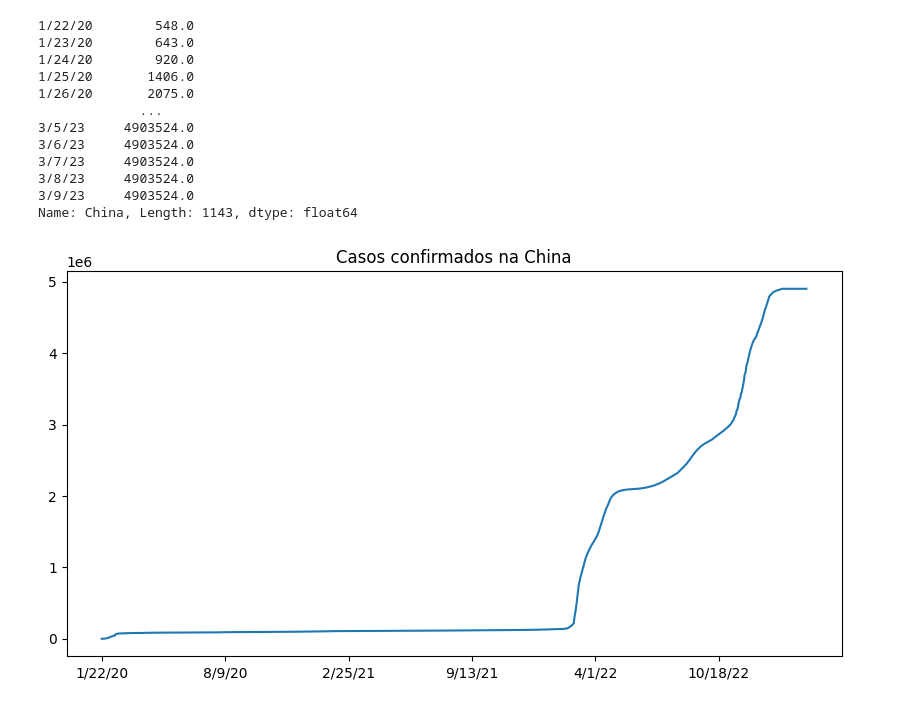
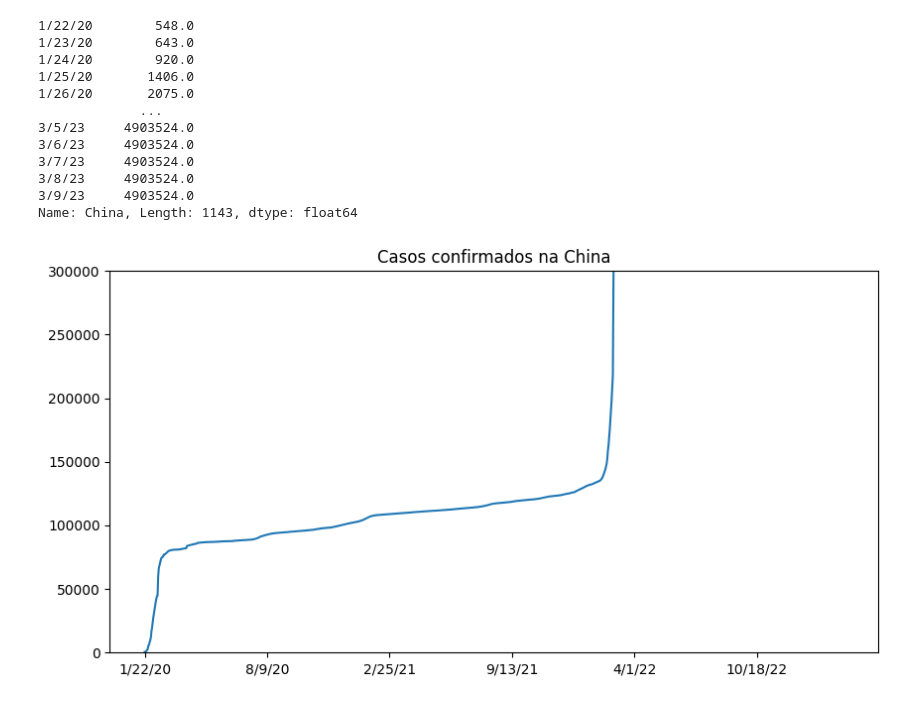
Before and after one commit to renatamontanhana/Analise_de_Dados_Saude_1, a Jupyter notebook: Data_Science_e_Saude.ipynb, the cells around one changed output. Drawn from its saved outputs; the diff is of its cells as text; code cells hidden in the pictures.

```diff
--- a/Data_Science_e_Saude.ipynb
+++ b/Data_Science_e_Saude.ipynb
@@ -240,11 +240,12 @@ Name: China, Length: 1143, dtype: float64
 # %%
 import matplotlib.pyplot as plt
 plt.figure(figsize=(10,5))
 confirmed_by_country.loc["China"][2:].plot()
 plt.title('Casos confirmados na China')
+plt.ylim(0,300000)
 plt.show()
 # %% [output]
-[figure, old version]
+[figure, new version]
 # %%
 deaths = pd.read_csv("https://raw.githubusercontent.com/CSSEGISandData/COVID-19/master/csse_covid_19_data/csse_covid_19_time_series/time_series_covid19_deaths_global.csv")
 recovered = pd.read_csv("https://raw.githubusercontent.com/CSSEGISandData/COVID-19/master/csse_covid_19_data/csse_covid_19_time_series/time_series_covid19_recovered_global.csv")
```
Also changed, not shown: parts of 4 cells of this notebook.
